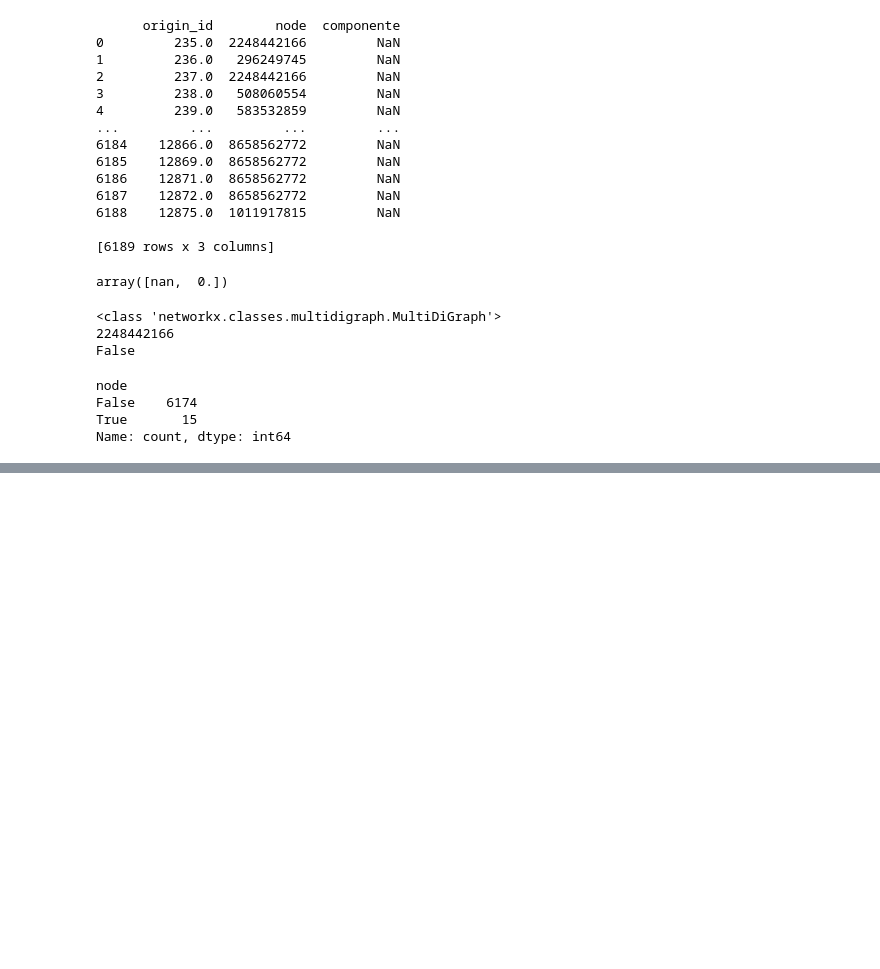
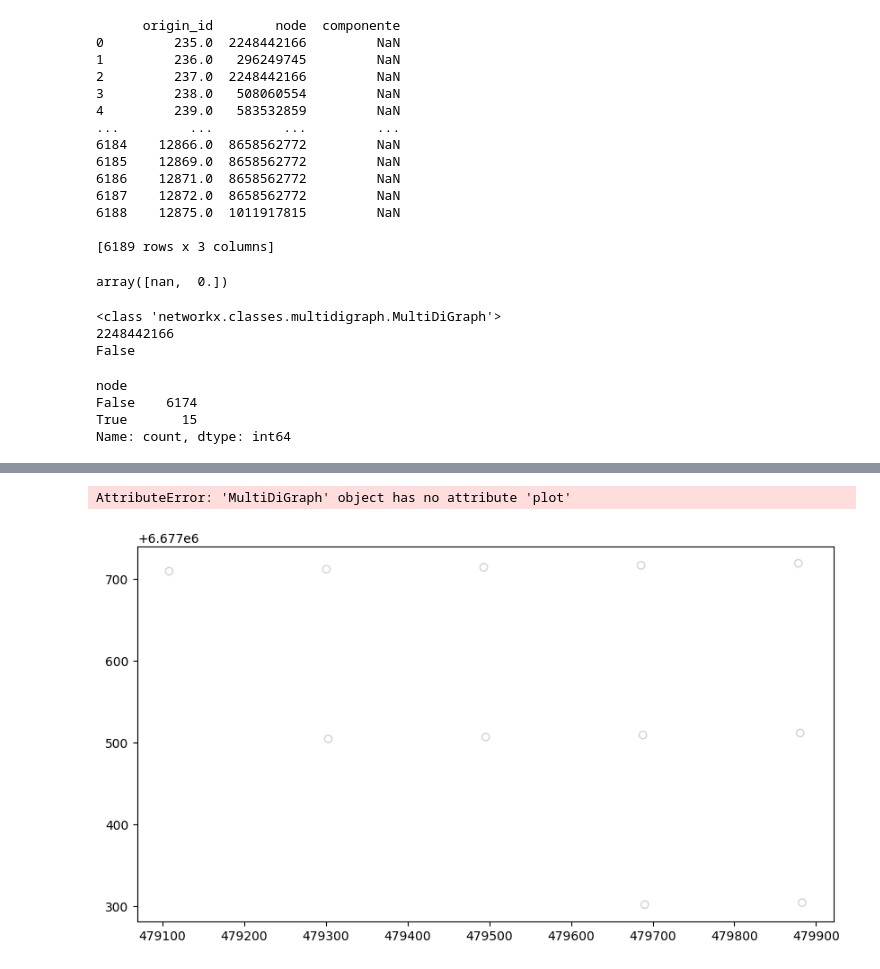
Before and after one commit to S-Behling/EtPilot, a Jupyter notebook: notebooks/04_network_cleaning.ipynb, the cells around one changed output, grey strips where cells are left out. Saved outputs shown, nothing was run; the diff lists cells and outputs as text; code cells hidden in the pictures; blank space fills up the shorter version.

```diff
--- a/notebooks/04_network_cleaning.ipynb
+++ b/notebooks/04_network_cleaning.ipynb
@@ -142,33 +197,24 @@ PROJCS["TM-POA",GEOGCS["SIRGAS 2000",DATUM["Sistema_de_Referencia_Geocentrico_pa
 # %%
 # REVER
-# Seleciona o Bom Fim
-bomfim = bairros[bairros["NOME"] == "BOM FIM"]
+# Veirifica dados do Bom Fim
+print("Dados bairro:")
 print(bomfim.crs)
-print(bomfim.geometry.iloc[0])
 print(bomfim.geometry.area)
-
-
-
 
 # Cria polígono do Bom Fim
 bomfim_geometry = bomfim.geometry.iloc[0]
-#print(bomfim_geometry)
+print("Dados origens:")
 print(origens.crs)
 print(origens.geometry.head())
 
+# Filtra origens localizadas dentro do bairro Bom Fim
 origens_bomfim = origens[origens.geometry.within(bomfim_geometry)]
-print(origens_bomfim)
+print(f"Origens dentro do bairro Bom Fim:\n {origens_bomfim}")
 
-origens_bomfim = origens[origens.geometry.within(bomfim.geometry.iloc[0])]
-
-"""
+# Salva as origens dentro do bairro Bom Fim
 origens_bomfim.to_file(
     "../data/o-d/origens_bomfim.gpkg",
     layer="origens_bomfim",
     driver="GPKG"
 )
-print(bomfim)
-print(bomfim.geometry.iloc[0])
-print(bomfim.geometry.area)
-"""
 # %% [output]
@@ -333,0 +348,10 @@ Name: count, dtype: int64
+# %%
+figure, axis = plt.subplots(figsize=(10,10))
+
+origens_bomfim.plot(ax=axis, facecolor="none", edgecolor="lightgray")
+graph_poa.plot(ax=axis, color="red", markersize=2)
+
+plt.show()
+# %% [output]
+AttributeError: 'MultiDiGraph' object has no attribute 'plot'
+[figure, added]
```
Also changed, not shown: parts of 19 cells of this notebook, 18 other files.
